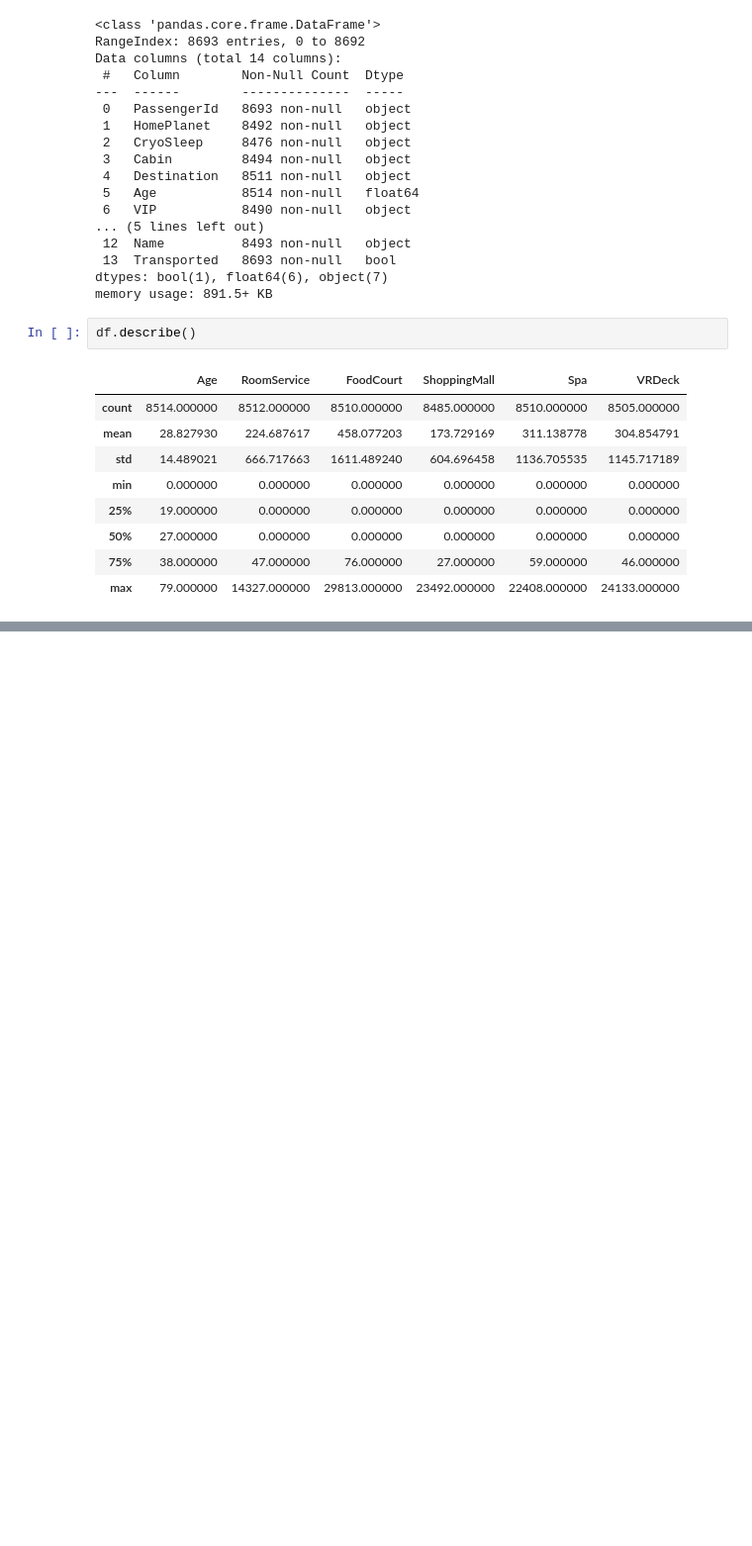
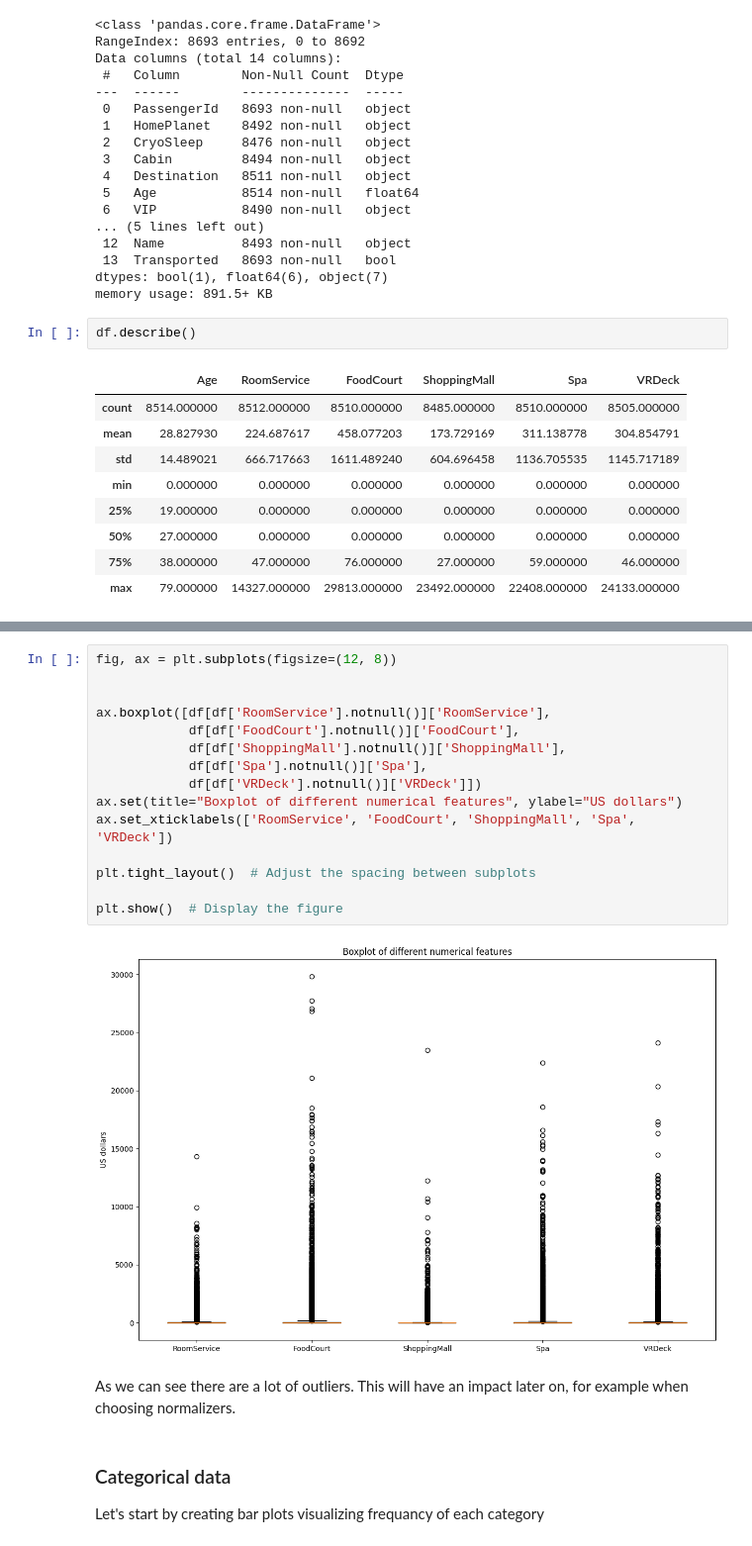
Before and after one commit to Rubic31/spaceship-titanic-project, a Jupyter notebook: end-to-end-spaceship-titanic.ipynb, the cells around one changed output, grey strips where cells are left out. Shown at 99% size. Saved outputs shown, nothing was run; the diff lists cells and outputs as text; blank space fills up the shorter version.

Commit message:
Finish data exploration

```diff
--- a/end-to-end-spaceship-titanic.ipynb
+++ b/end-to-end-spaceship-titanic.ipynb
@@ -139,0 +331,23 @@ df.describe()
+# %%
+fig, ax = plt.subplots(figsize=(12, 8))
+
+
+ax.boxplot([df[df['RoomService'].notnull()]['RoomService'],
+            df[df['FoodCourt'].notnull()]['FoodCourt'],
+            df[df['ShoppingMall'].notnull()]['ShoppingMall'],
+            df[df['Spa'].notnull()]['Spa'],
+            df[df['VRDeck'].notnull()]['VRDeck']])
+ax.set(title="Boxplot of different numerical features", ylabel="US dollars")
+ax.set_xticklabels(['RoomService', 'FoodCourt', 'ShoppingMall', 'Spa', 'VRDeck'])
+
+plt.tight_layout()  # Adjust the spacing between subplots
+
+plt.show()  # Display the figure
+# %% [output]
+[figure, added]
+# %% [markdown]
+As we can see there are a lot of outliers. This will have an impact later on, for example when choosing normalizers.
+# %% [markdown]
+### Categorical data
+
+Let's start by creating bar plots visualizing frequancy of each category
```
Also changed, not shown: parts of 67 cells of this notebook.
